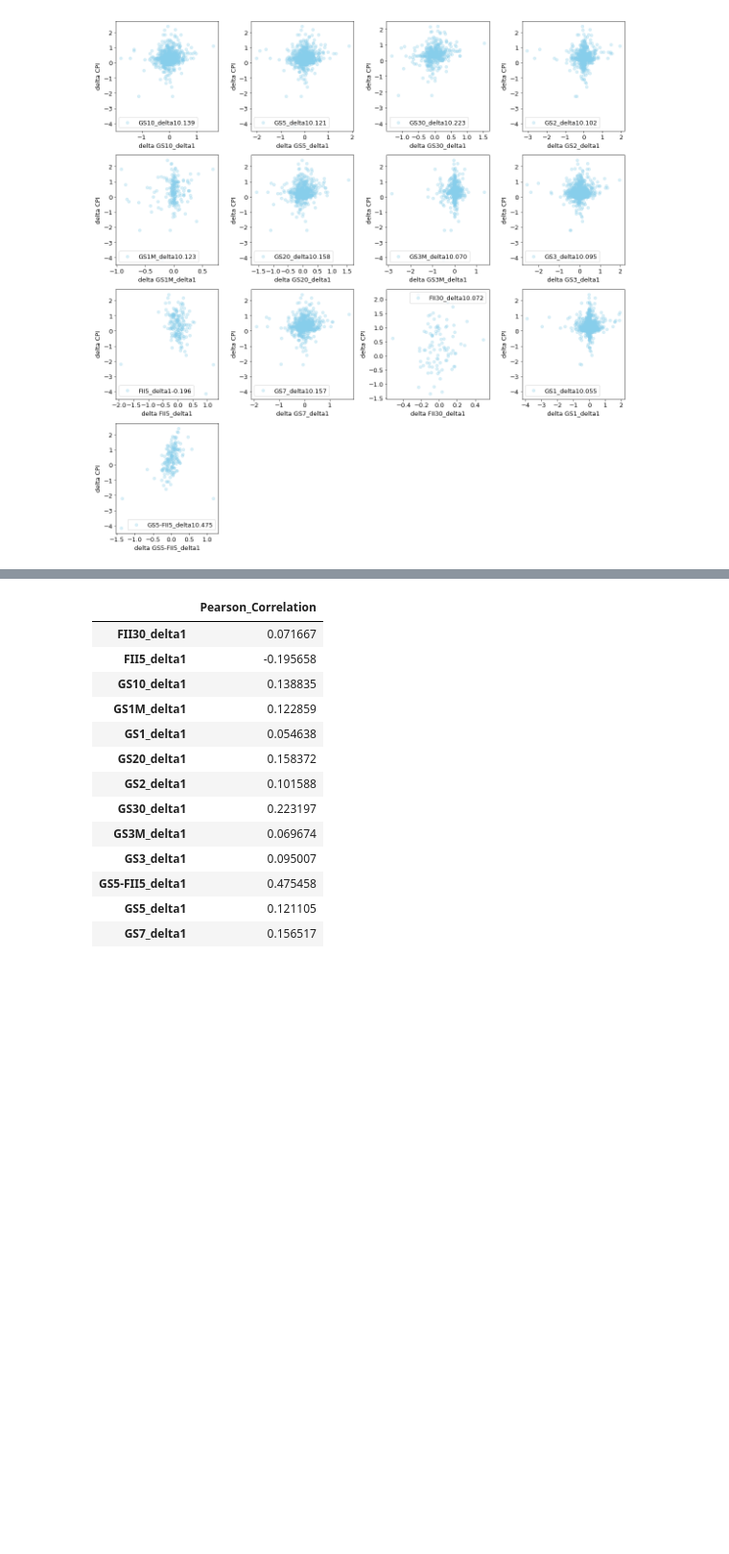
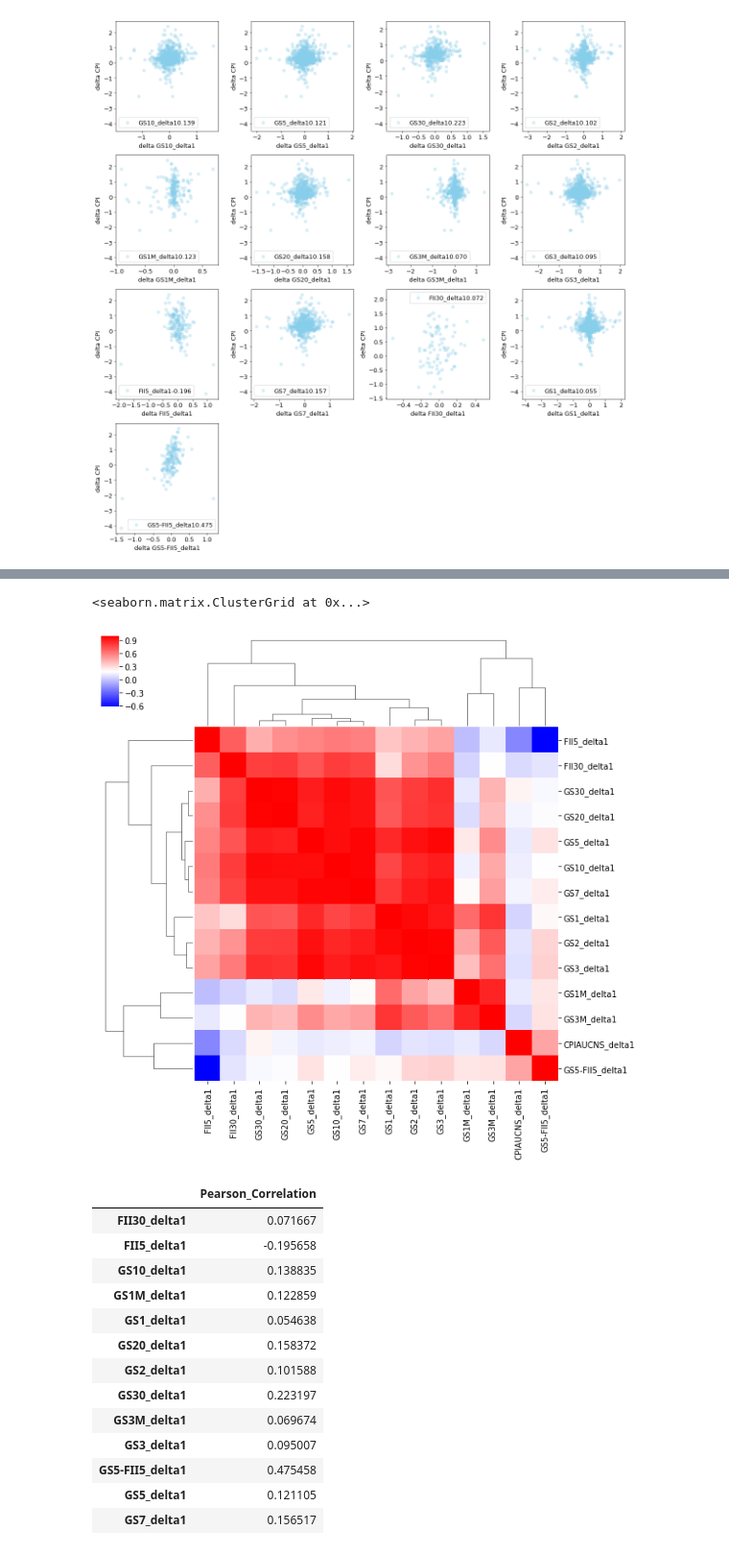
Before and after one commit to TangoJP/experimenting_ARIMA, a Jupyter notebook: CPI_more_variables.ipynb, the cells around one changed output, grey strips where cells are left out. Shown at 96% size. Saved outputs shown, nothing was run; the diff lists cells and outputs as text; code cells hidden in the pictures; blank space fills up the shorter version.

```diff
--- a/CPI_more_variables.ipynb
+++ b/CPI_more_variables.ipynb
@@ -166,3 +172,8 @@ plt.tight_layout()
+# %%
+sns.clustermap(delta1s.corr(), cmap=cm.bwr)
+# %% [output]
+<seaborn.matrix.ClusterGrid at 0x...>
+[figure, added]
 # %%
 pd.Series(delta_corrs).to_frame(name='Pearson_Correlation')
 # %% [output]
```
Also changed, not shown: parts of 9 cells of this notebook.
